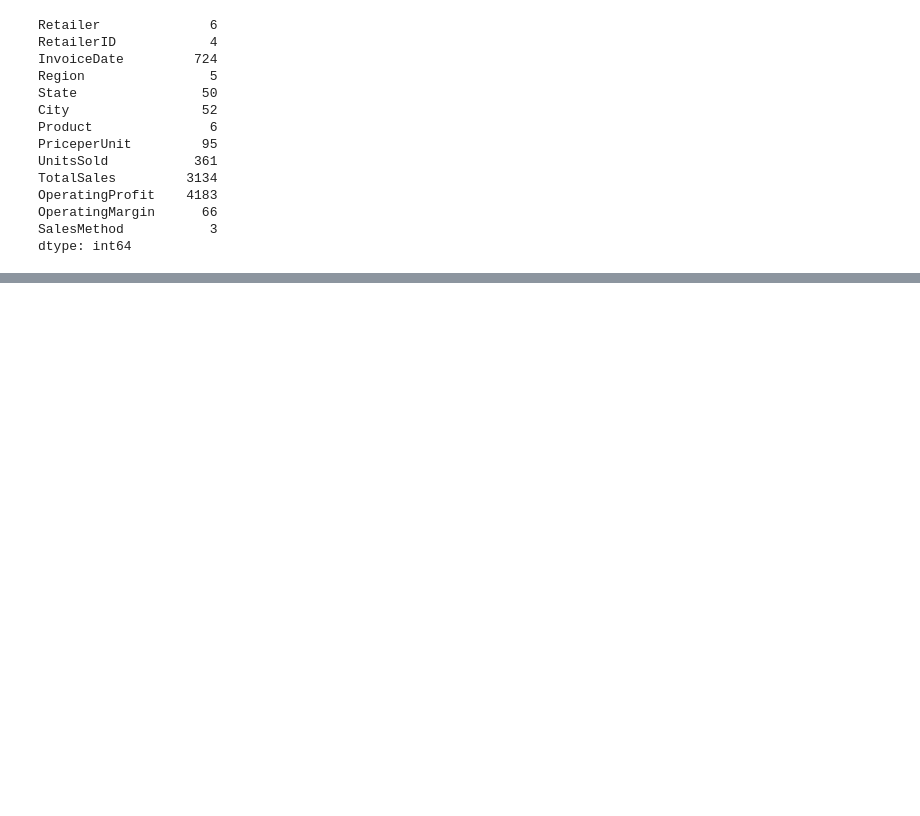
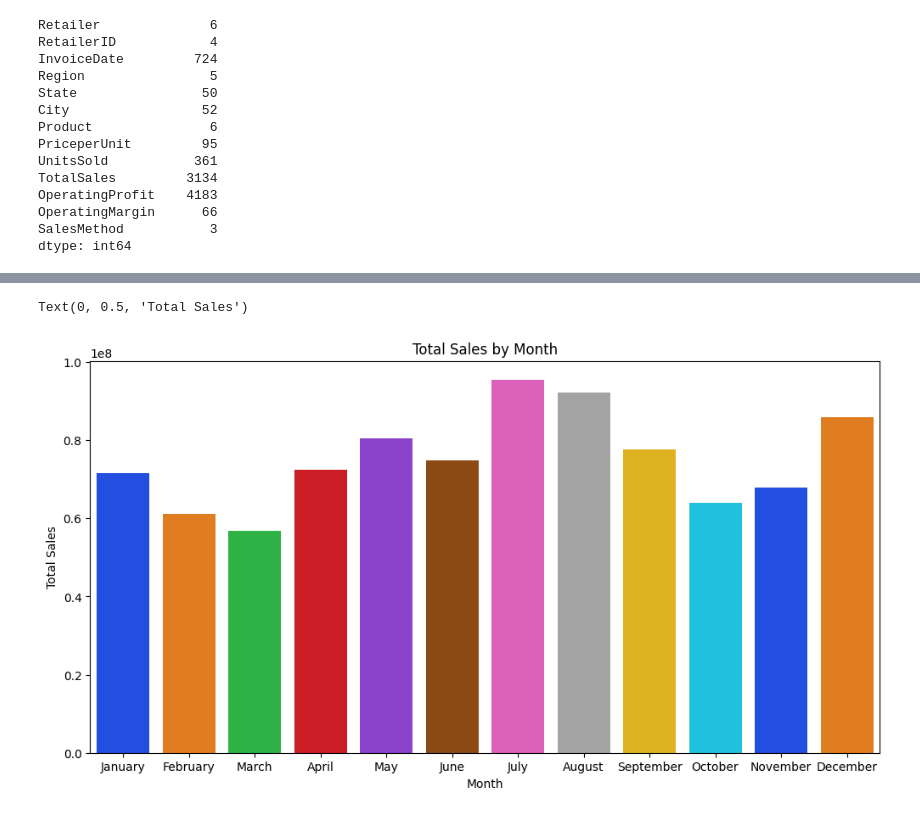
Before and after one commit to thegreatdon40/Final-Project-Data_Analytics, a Jupyter notebook: sales.ipynb, the cells around one changed output, grey strips where cells are left out. Saved outputs shown, nothing was run; the diff lists cells and outputs as text; code cells hidden in the pictures; blank space fills up the shorter version.

```diff
--- a/sales.ipynb
+++ b/sales.ipynb
@@ -166,0 +201,32 @@ sns.lineplot(data= sales, x='InvoiceDate', y='UnitsSold')
+# %%
+#Creating a map for the months
+month_order = {
+    1: 'January', 2: 'February', 3: 'March', 4: 'April',
+    5: 'May', 6: 'June', 7: 'July', 8: 'August',
+    9: 'September', 10: 'October', 11: 'November', 12: 'December'
+}
+
+#Creating sales_months and dropping all the null values
+sales_months = sales[['TotalSales','InvoiceDate']]
+sales_months = sales_months.dropna(subset=['InvoiceDate'])
+
+#Making column InvoiceMonth and making the dtype int
+sales_months['InvoiceMonth'] = sales_months['InvoiceDate'].dt.month.astype(int)
+
+
+#Grouping all the months data and summing the units sold/sorting all the data by month
+sales_months = sales_months.groupby(['InvoiceMonth'])['TotalSales'].sum().reset_index()
+sales_months = sales_months[['TotalSales', 'InvoiceMonth']].sort_values(by='InvoiceMonth', ascending=True).reset_index()
+
+# Making a new column for the names and mapping them to the month numbers so we can use the names in the plot
+sales_months['InvoiceMonthName'] = sales_months['InvoiceMonth'].map(month_order)
+
+#plotting the data in a matplotlib bar plot
+plt.figure(figsize=(12,6))
+sns.barplot(data= sales_months, x='InvoiceMonthName', y='TotalSales', palette='bright', hue='InvoiceMonth',legend=False)
+plt.title('Total Sales by Month')
+plt.xlabel('Month')
+plt.ylabel('Total Sales')
+# %% [output]
+Text(0, 0.5, 'Total Sales')
+[figure, added]
```
Also changed, not shown: parts of 20 cells of this notebook.
